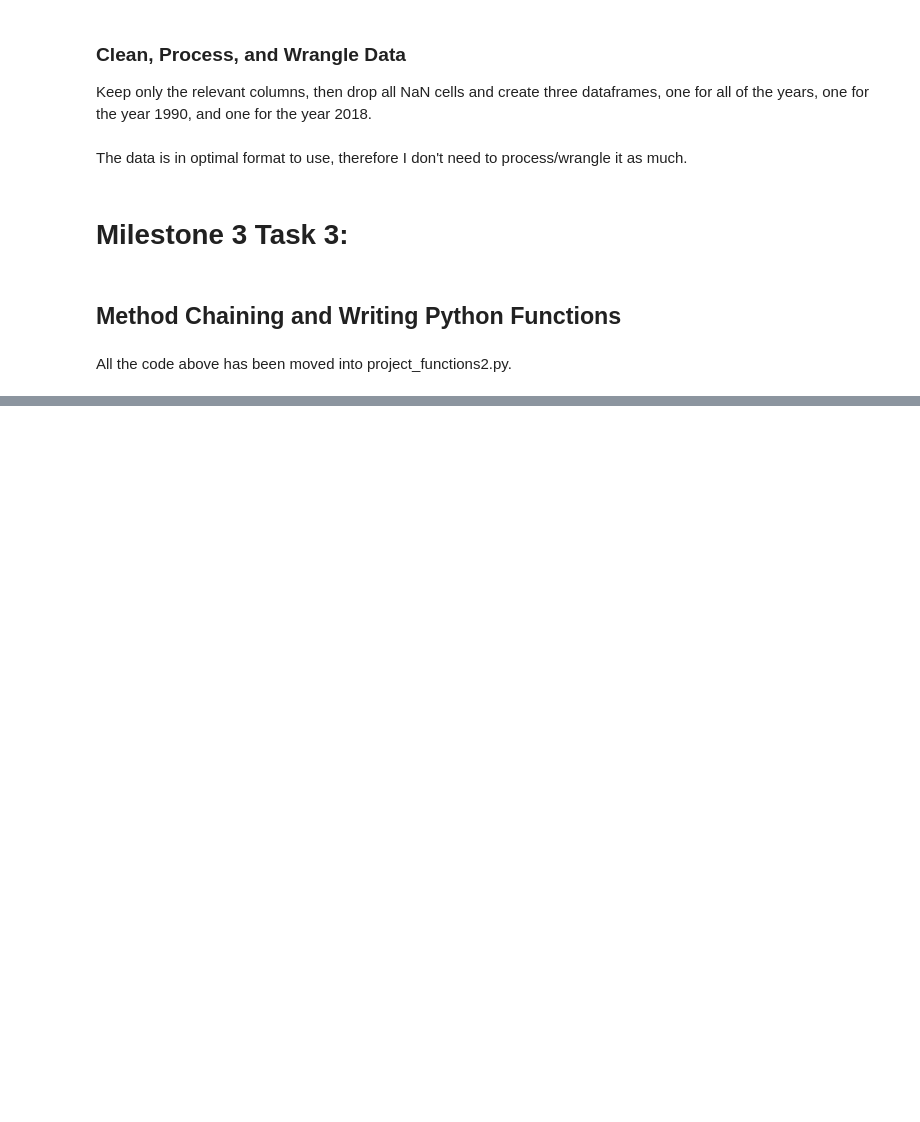
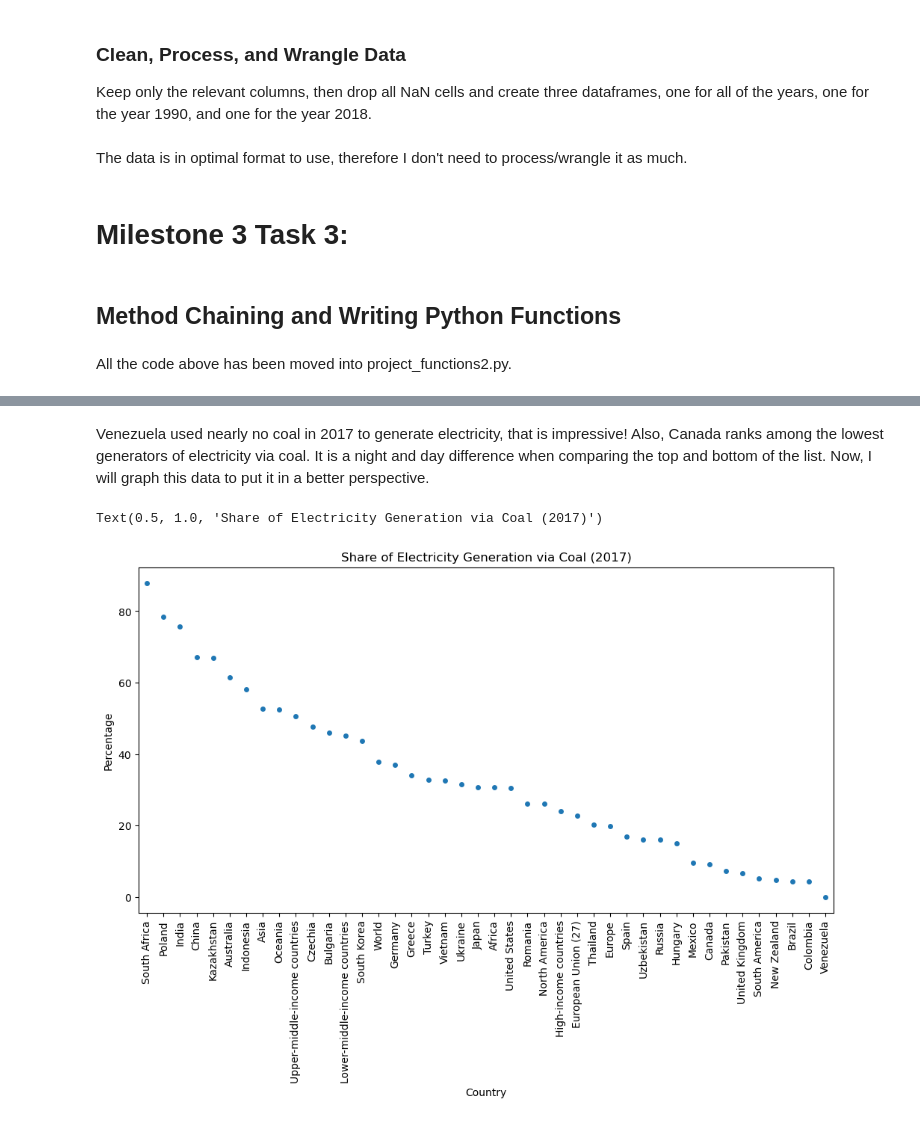
Before and after one commit to ubco-W2022T1-cosc301/project-group02, a Jupyter notebook: notebooks/analysis2.ipynb, the cells around one changed output, grey strips where cells are left out. Saved outputs shown, nothing was run; the diff lists cells and outputs as text; code cells hidden in the pictures; blank space fills up the shorter version.

```diff
--- a/notebooks/analysis2.ipynb
+++ b/notebooks/analysis2.ipynb
@@ -357,0 +368,35 @@ dfTest
+# %%
+import project_functions2
+
+dfAnalysis = project_functions2.load_and_process('../data/raw/owid-energy-data.csv')
+
+# Prepare datasets for analysis below
+
+coal_mix_df = dfAnalysis.sort_values('Share of electricity generation that comes from coal', ascending=False)
+coal_mix_df = coal_mix_df[['Year', 'Country', 'Share of electricity generation that comes from coal']]
+coal_mix_df = coal_mix_df.loc[coal_mix_df["Year"] == 2017]
+coal_mix_df.reset_index(drop=True, inplace=True)
+
+df1990 = dfAnalysis.sort_values('Coal production, measured in terawatt-hours', ascending=False)
+df1990 = df1990[['Year', 'Country', 'Coal production, measured in terawatt-hours']]
+df1990 = df1990.loc[df1990['Year'] == 1990]
+df1990 = df1990.loc[~df1990['Country'].str.contains('World')]
+df1990 = df1990.loc[~df1990['Country'].str.contains('countries')]
+df1990 = df1990.loc[~df1990['Country'].str.contains('Asia')]
+df1990 = df1990.loc[~df1990['Country'].str.contains('North America')]
+df1990 = df1990.loc[~df1990['Country'].str.contains('Europe')]
+df1990 = df1990.loc[~df1990['Country'].str.contains('Oceania')]
+df1990 = df1990.loc[~df1990['Country'].str.contains('Africa')]
+df1990.reset_index(drop=True, inplace=True)
+
+df2018 = dfAnalysis.sort_values('Coal production, measured in terawatt-hours', ascending=False)
+df2018 = df2018[['Year', 'Country', 'Coal production, measured in terawatt-hours']]
+df2018 = df2018.loc[df2018['Year'] == 2018]
+df2018 = df2018.loc[~df2018['Country'].str.contains('World')]
+df2018 = df2018.loc[~df2018['Country'].str.contains('countries')]
+df2018 = df2018.loc[~df2018['Country'].str.contains('Asia')]
+df2018 = df2018.loc[~df2018['Country'].str.contains('North America')]
+df2018 = df2018.loc[~df2018['Country'].str.contains('Europe')]
+df2018 = df2018.loc[~df2018['Country'].str.contains('Oceania')]
+df2018 = df2018.loc[~df2018['Country'].str.contains('Africa')]
+df2018.reset_index(drop=True, inplace=True)
@@ -357,0 +453,12 @@ dfTest
+# %% [markdown]
+Venezuela used nearly no coal in 2017 to generate electricity, that is impressive! Also, Canada ranks among the lowest generators of electricity via coal. It is a night and day difference when comparing the top and bottom of the list. Now, I will graph this data to put it in a better perspective.
+# %%
+plt.figure(figsize=(12, 6))
+sns.stripplot(x='Country', y='Share of electricity generation that comes from coal', data=coal_mix_df)
+plt.ylabel('Percentage')
+plt.xlabel('Country')
+plt.xticks(rotation=90)
+plt.title('Share of Electricity Generation via Coal (2017)')
+# %% [output]
+Text(0.5, 1.0, 'Share of Electricity Generation via Coal (2017)')
+[figure, added]
```
Also changed, not shown: parts of 26 cells of this notebook, 1 other file.
